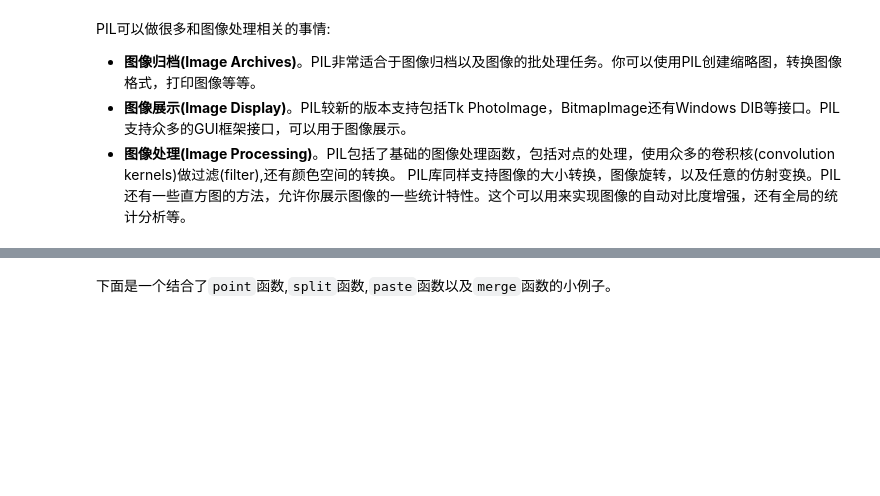
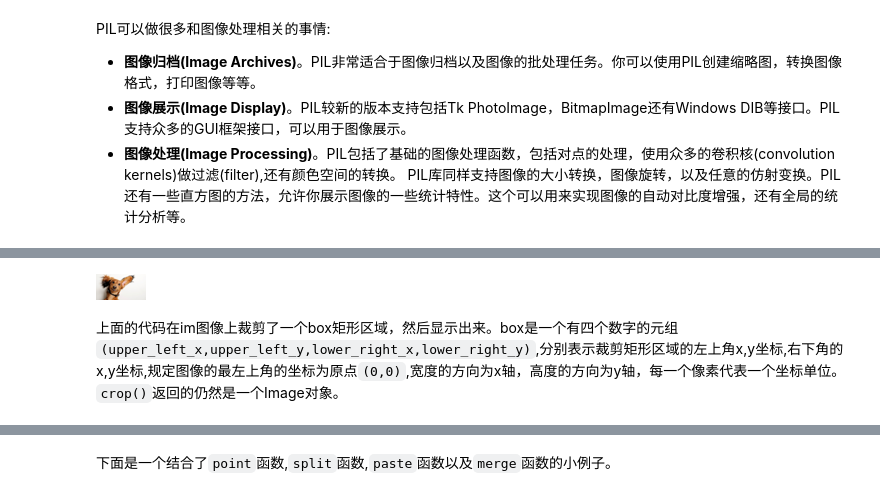
Before and after one commit to besttea/BestteaPythonWork, a Jupyter notebook: 第七课_绘图.ipynb, the cells around one changed output, grey strips where cells are left out. Cells and saved outputs as stored; diff of their text form; code cells hidden in the pictures; blank space fills up the shorter version.

```diff
--- a/第七课_绘图.ipynb
+++ b/第七课_绘图.ipynb
@@ -680,7 +681,8 @@ PIL库同样支持图像的大小转换，图像旋转，以及任意的仿射
 - **open(filename,mode)**(打开一张图像)。下面的代码演示了如何从文件打开一张图像: <br>
 # %%
 from PIL import Image
-Image.open("dog.jpg","r")
-im = Image.open("dog.jpg","r")
+#Image.open("dog.jpg","r")
+im = Image.open("./img/dog.jfif","r")
 print(im.size,im.format,im.mode)
 #(296, 299) JPEG RGB
+im.show()
@@ -686,0 +707,10 @@ print(im.size,im.format,im.mode)
+# %%
+#im = Image.open("dog.jpg","r")
+box = (100,100,200,200)
+region = im.crop(box)
+region.show()
+im.crop()
+# %% [output]
+[figure, added]
+# %% [markdown]
+上面的代码在im图像上裁剪了一个box矩形区域，然后显示出来。box是一个有四个数字的元组`(upper_left_x,upper_left_y,lower_right_x,lower_right_y)`,分别表示裁剪矩形区域的左上角x,y坐标,右下角的x,y坐标,规定图像的最左上角的坐标为原点`(0,0)`,宽度的方向为x轴，高度的方向为y轴，每一个像素代表一个坐标单位。`crop()`返回的仍然是一个Image对象。
```
Also changed, not shown: parts of 25 cells of this notebook, 5 other files.
